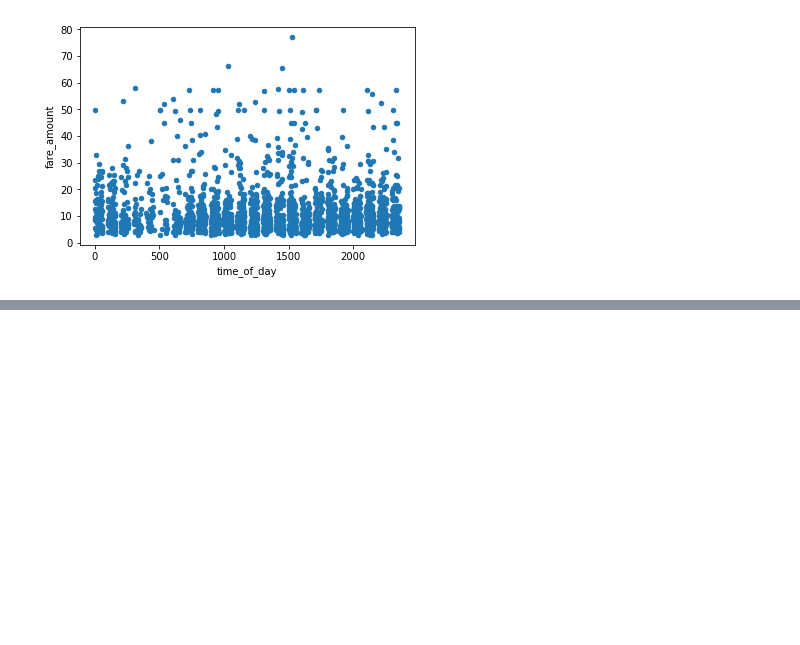
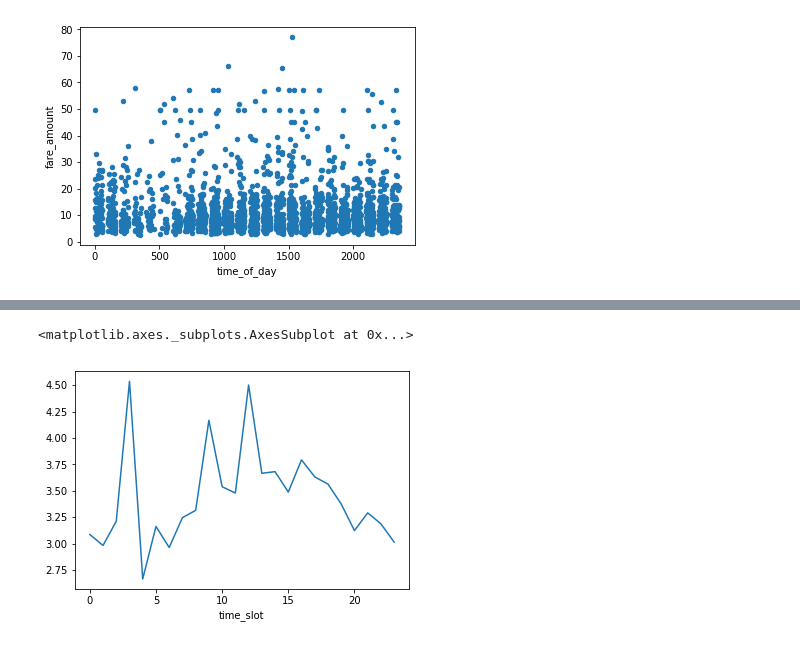
Before and after one commit to jainrish/cse519-data-science, a Jupyter notebook: HW2/all (1)/HW2.ipynb, the cells around one changed output, grey strips where cells are left out. Drawn from its saved outputs; the diff is of its cells as text; code cells hidden in the pictures; blank space fills up the shorter version.

```diff
--- a/HW2/all (1)/HW2.ipynb
+++ b/HW2/all (1)/HW2.ipynb
@@ -164 +200,6 @@ time_slot
 Name: fare_per_km, dtype: float64
+# %%
+taxi_train_df.groupby('time_slot')['fare_per_km'].aggregate('mean').plot()
+# %% [output]
+<matplotlib.axes._subplots.AxesSubplot at 0x...>
+[figure, added]
```
Also changed, not shown: parts of 13 cells of this notebook.
